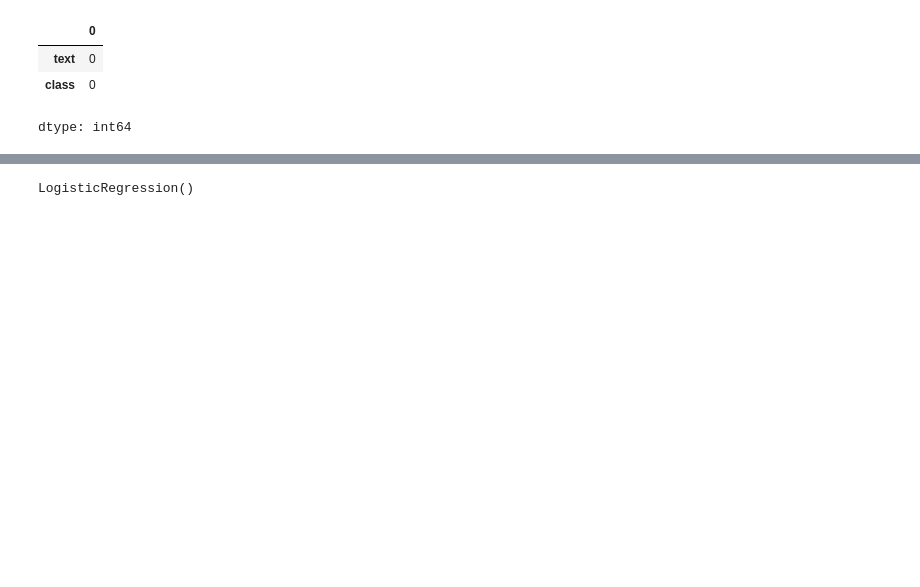
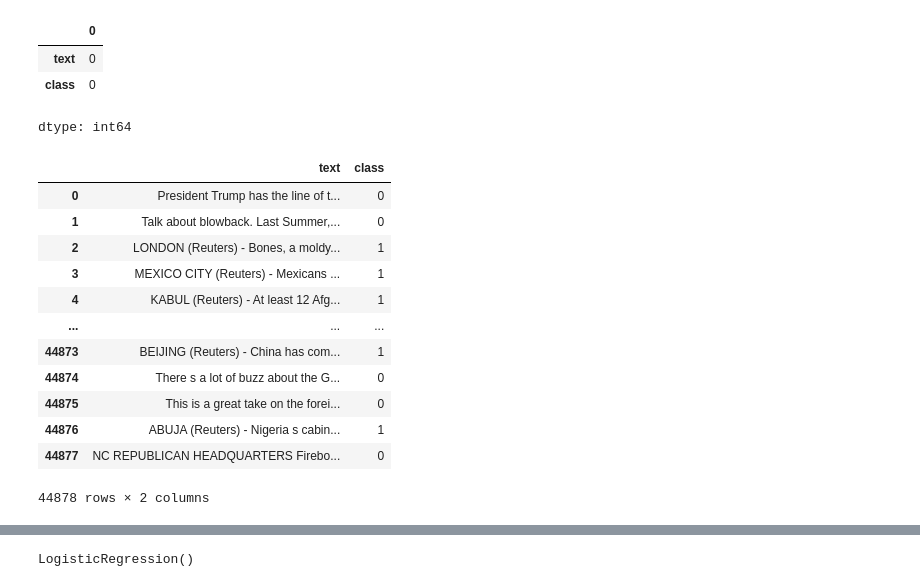
Before and after one commit to Ynvers/FakeNews_Detections-Group_9, a Jupyter notebook: app/model/Fake_news_detections.ipynb, the cells around one changed output, grey strips where cells are left out. Cells and saved outputs as stored; diff of their text form; code cells hidden in the pictures; blank space fills up the shorter version.

```diff
--- a/app/model/Fake_news_detections.ipynb
+++ b/app/model/Fake_news_detections.ipynb
@@ -139,5 +157,20 @@ df = df.sample(frac = 1)
 # %%
 df.reset_index(inplace = True)
 df.drop(["index"], axis = 1, inplace = True)
+df
+# %% [output]
+|  | text | class |
+| 0 | President Trump has the line of t... | 0 |
+| 1 | Talk about blowback. Last Summer,... | 0 |
+| 2 | LONDON (Reuters) - Bones, a moldy... | 1 |
+| 3 | MEXICO CITY (Reuters) - Mexicans ... | 1 |
+| 4 | KABUL (Reuters) - At least 12 Afg... | 1 |
+| ... | ... | ... |
+| 44873 | BEIJING (Reuters) - China has com... | 1 |
+| 44874 | There s a lot of buzz about the G... | 0 |
+| 44875 | This is a great take on the forei... | 0 |
+| 44876 | ABUJA (Reuters) - Nigeria s cabin... | 1 |
+| 44877 | NC REPUBLICAN HEADQUARTERS Firebo... | 0 |
+44878 rows × 2 columns
 # %%
 def wordopt(text):
```
Also changed, not shown: parts of 29 cells of this notebook, 3 other files.
